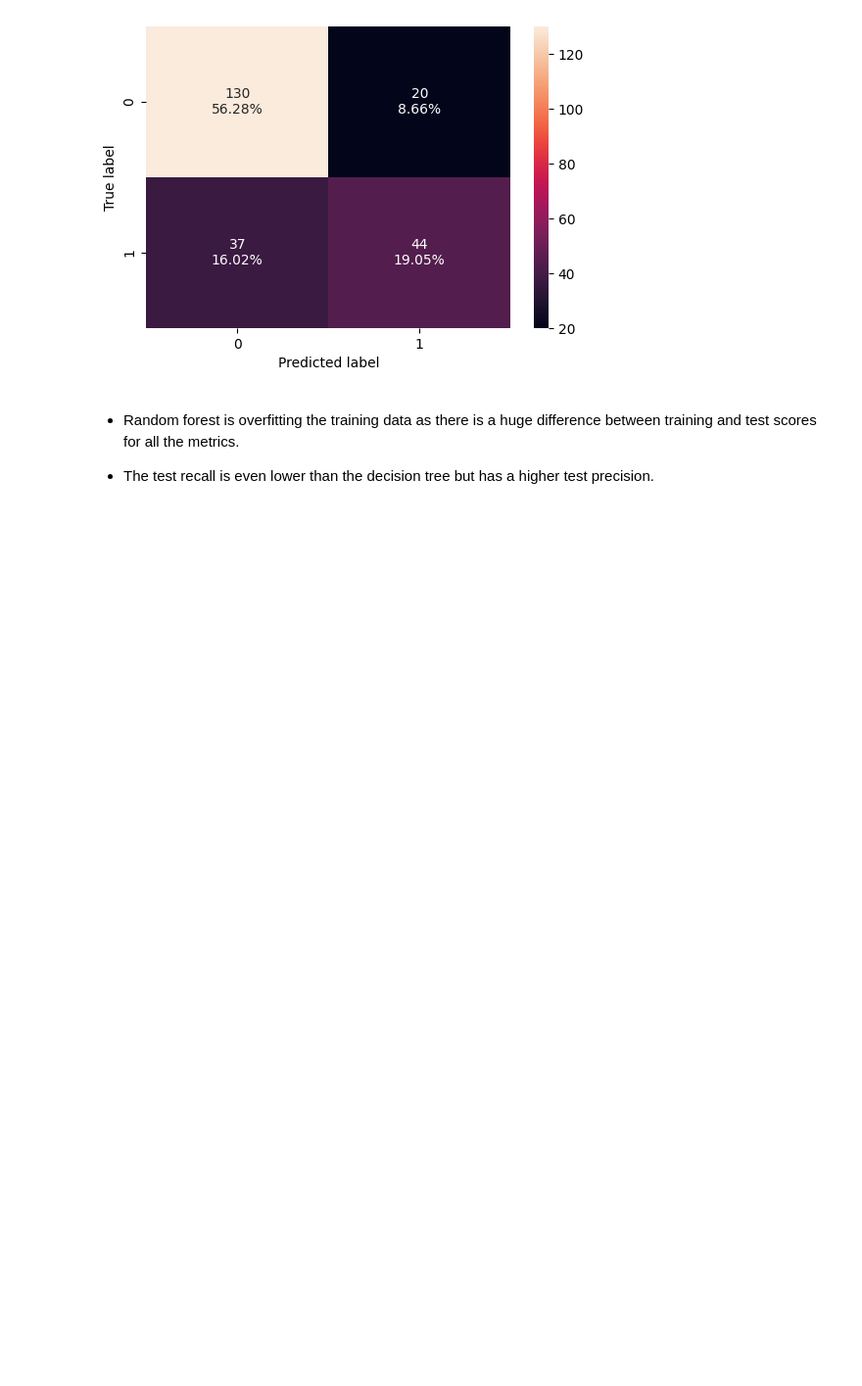
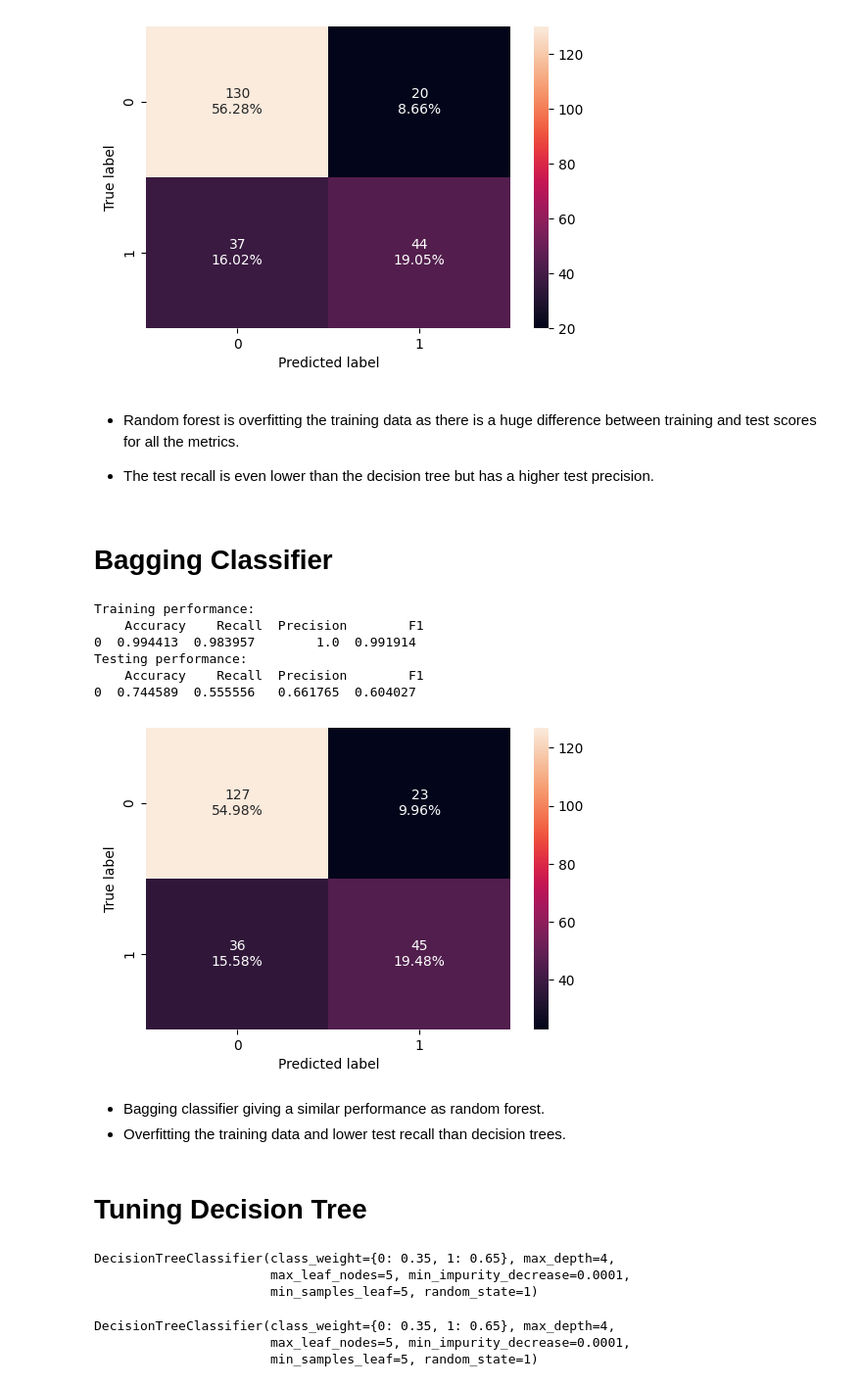
Before and after one commit to HunterKane/University-of-Texas-AI-ML-Projects-, a Jupyter notebook: Project 6 - Diabetes Risk Prediction/Diabetes Risk Prediction.ipynb, the cells around one changed output. Shown at 98% size. Drawn from its saved outputs; the diff is of its cells as text; code cells hidden in the pictures; blank space fills up the shorter version.

Commit message:
Completed Project
- EDA
- Model building
- Final Conclusion

```diff
--- a/Project 6 - Diabetes Risk Prediction/Diabetes Risk Prediction.ipynb
+++ b/Project 6 - Diabetes Risk Prediction/Diabetes Risk Prediction.ipynb
@@ -685,3 +687,65 @@ Testing performance:
 - Random forest is overfitting the training data as there is a huge difference between training and test scores for all the metrics.
 
 - The test recall is even lower than the decision tree but has a higher test precision.
+# %% [markdown]
+# Bagging Classifier
+# %%
+#Fitting the model
+bagging_classifier = BaggingClassifier(random_state=1)
+bagging_classifier.fit(X_train,y_train)
+
+#Calculating different metrics
+bagging_classifier_model_train_perf=model_performance_classification_sklearn(bagging_classifier,X_train,y_train)
+print("Training performance:\n",bagging_classifier_model_train_perf)
+bagging_classifier_model_test_perf=model_performance_classification_sklearn(bagging_classifier,X_test,y_test)
+print("Testing performance:\n",bagging_classifier_model_test_perf)
+#Creating confusion matrix
+confusion_matrix_sklearn(bagging_classifier, X_test, y_test)
+# %% [output]
+Training performance:
+    Accuracy    Recall  Precision        F1
+0  0.994413  0.983957        1.0  0.991914
+Testing performance:
+    Accuracy    Recall  Precision        F1
+0  0.744589  0.555556   0.661765  0.604027
+[figure, added]
+# %% [markdown]
+- Bagging classifier giving a similar performance as random forest.
+- Overfitting the training data and lower test recall than decision trees.
+# %% [markdown]
+# Tuning Decision Tree
+# %%
+#Choose the type of classifier.
+dtree_estimator = DecisionTreeClassifier(class_weight={0:0.35,1:0.65},random_state=1)
+
+# Grid of parameters to choose from
+parameters = {'max_depth': np.arange(2,10),
+              'min_samples_leaf': [5, 7, 10, 15],
+              'max_leaf_nodes' : [2, 3, 5, 10,15],
+              'min_impurity_decrease': [0.0001,0.001,0.01,0.1]
+             }
+
+# Type of scoring used to compare parameter combinations
+scorer = metrics.make_scorer(metrics.recall_score)
+
+# Run the grid search
+grid_obj = GridSearchCV(dtree_estimator, parameters, scoring=scorer,n_jobs=-1)
+grid_obj = grid_obj.fit(X_train, y_train)
+
+# Set the clf to the best combination of parameters
+dtree_estimator = grid_obj.best_estimator_
+
+# Fit the best algorithm to the data.
+dtree_estimator.fit(X_train, y_train)
+# %% [output]
+DecisionTreeClassifier(class_weight={0: 0.35, 1: 0.65}, max_depth=4,
+                       max_leaf_nodes=5, min_impurity_decrease=0.0001,
+                       min_samples_leaf=5, random_state=1)
+# %%
+DecisionTreeClassifier(class_weight={0: 0.35, 1: 0.65}, max_depth=4,
+                       max_leaf_nodes=5, min_impurity_decrease=0.0001,
+                       min_samples_leaf=5, random_state=1)
+# %% [output]
+DecisionTreeClassifier(class_weight={0: 0.35, 1: 0.65}, max_depth=4,
+                       max_leaf_nodes=5, min_impurity_decrease=0.0001,
+                       min_samples_leaf=5, random_state=1)
```
Also changed, not shown: parts of 20 cells of this notebook.
